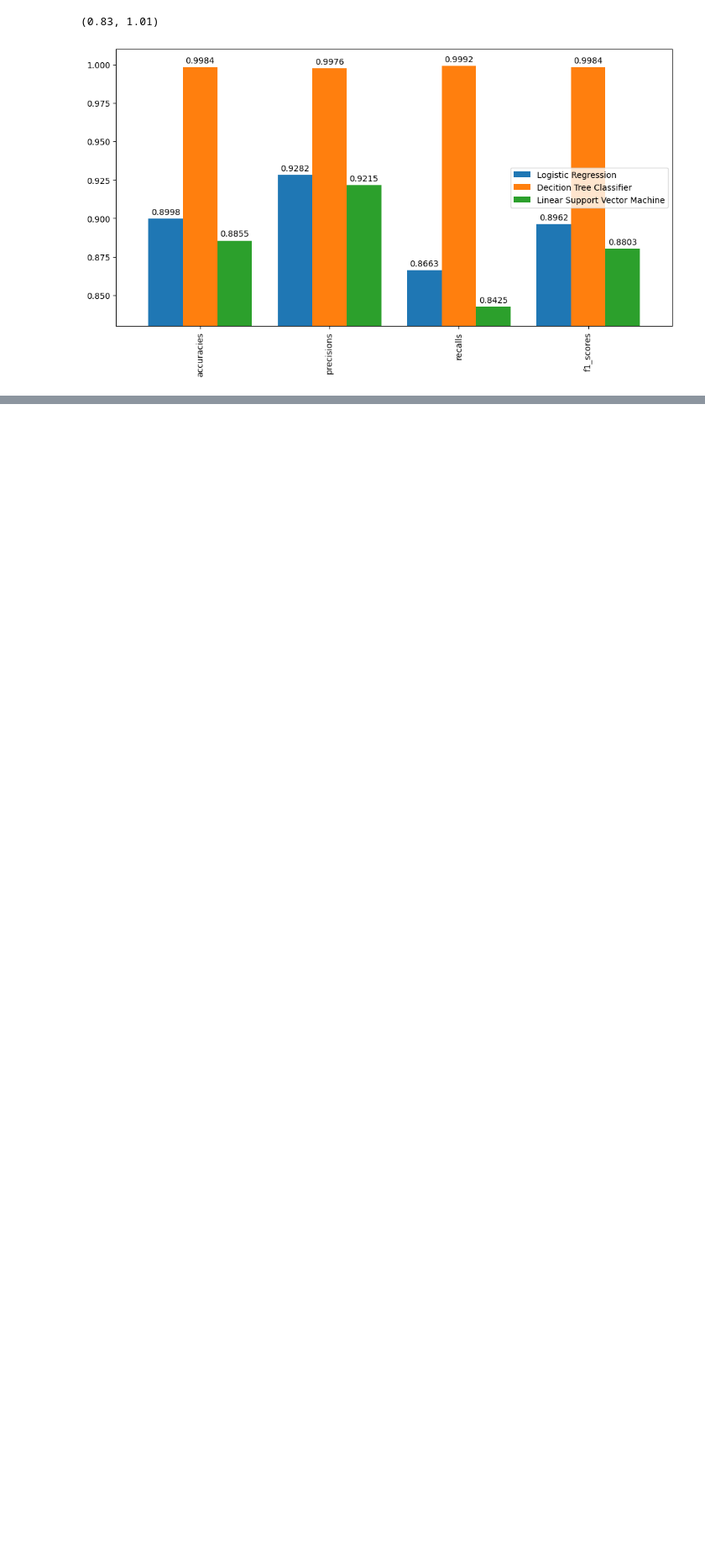
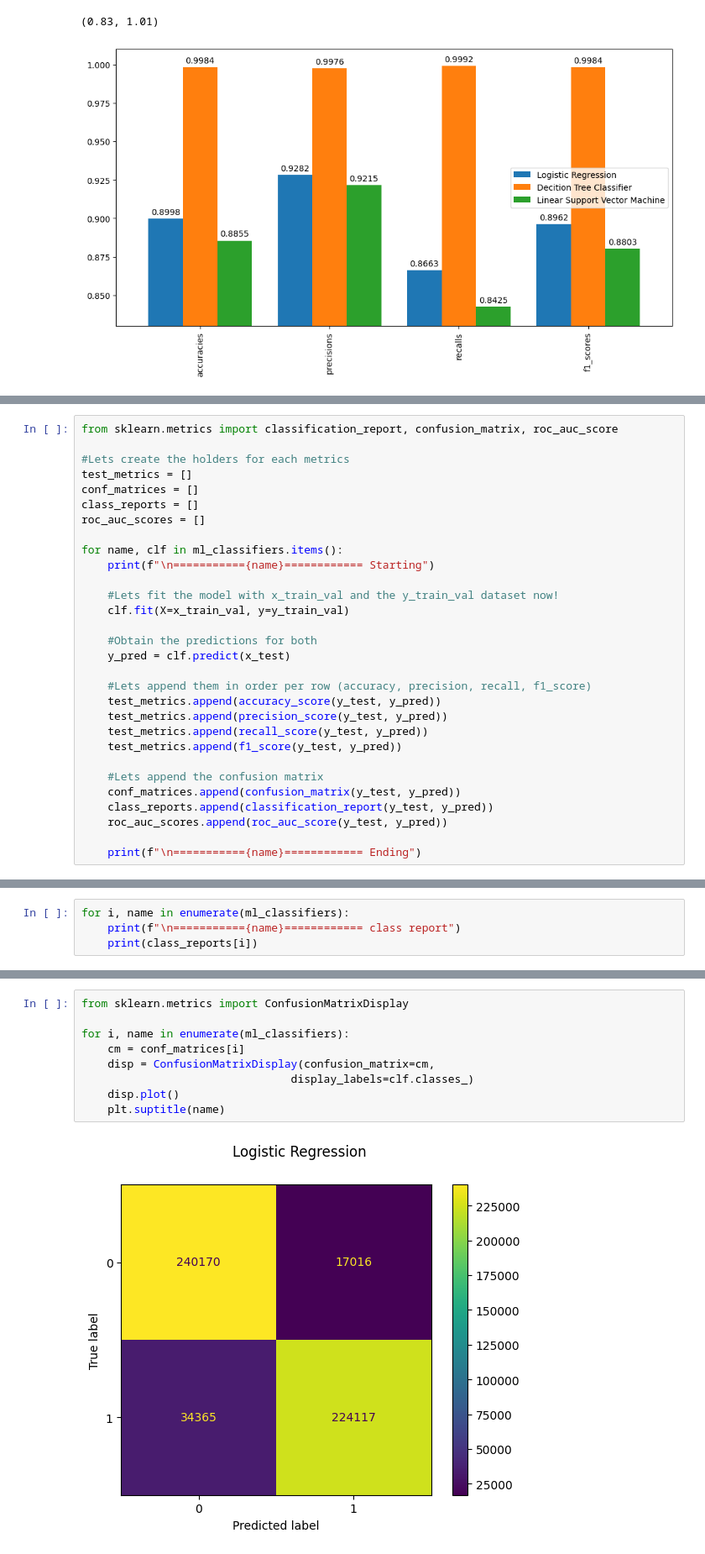
Before and after one commit to juanpajedrez/AAI-501-Final-Project-Code, a Jupyter notebook: notebooks/ml_fraud_algos.ipynb, the cells around one changed output, grey strips where cells are left out. Shown: that part at 84% size. Saved outputs shown, nothing was run; the diff lists cells and outputs as text; blank space fills up the shorter version.

```diff
--- a/notebooks/ml_fraud_algos.ipynb
+++ b/notebooks/ml_fraud_algos.ipynb
@@ -358,0 +362,30 @@ axs.set_ylim(0.83, 1.01)
+# %%
+from sklearn.metrics import classification_report, confusion_matrix, roc_auc_score
+
+#Lets create the holders for each metrics
+test_metrics = []
+conf_matrices = []
+class_reports = []
+roc_auc_scores = []
+
+for name, clf in ml_classifiers.items():
+    print(f"\n==========={name}============ Starting")
+
+    #Lets fit the model with x_train_val and the y_train_val dataset now!
+    clf.fit(X=x_train_val, y=y_train_val)
+
+    #Obtain the predictions for both
+    y_pred = clf.predict(x_test)
+
+    #Lets append them in order per row (accuracy, precision, recall, f1_score)
+    test_metrics.append(accuracy_score(y_test, y_pred))
+    test_metrics.append(precision_score(y_test, y_pred))
+    test_metrics.append(recall_score(y_test, y_pred))
+    test_metrics.append(f1_score(y_test, y_pred))
+
+    #Lets append the confusion matrix
+    conf_matrices.append(confusion_matrix(y_test, y_pred))
+    class_reports.append(classification_report(y_test, y_pred))
+    roc_auc_scores.append(roc_auc_score(y_test, y_pred))
+
+    print(f"\n==========={name}============ Ending")
@@ -358,0 +445,4 @@ axs.set_ylim(0.83, 1.01)
+# %%
+for i, name in enumerate(ml_classifiers):
+    print(f"\n==========={name}============ class report")
+    print(class_reports[i])
@@ -358,0 +469,11 @@ axs.set_ylim(0.83, 1.01)
+# %%
+from sklearn.metrics import ConfusionMatrixDisplay
+
+for i, name in enumerate(ml_classifiers):
+    cm = conf_matrices[i]
+    disp = ConfusionMatrixDisplay(confusion_matrix=cm,
+                                display_labels=clf.classes_)
+    disp.plot()
+    plt.suptitle(name)
+# %% [output]
+[figure, added]
```
Also changed, not shown: parts of 11 cells of this notebook.
